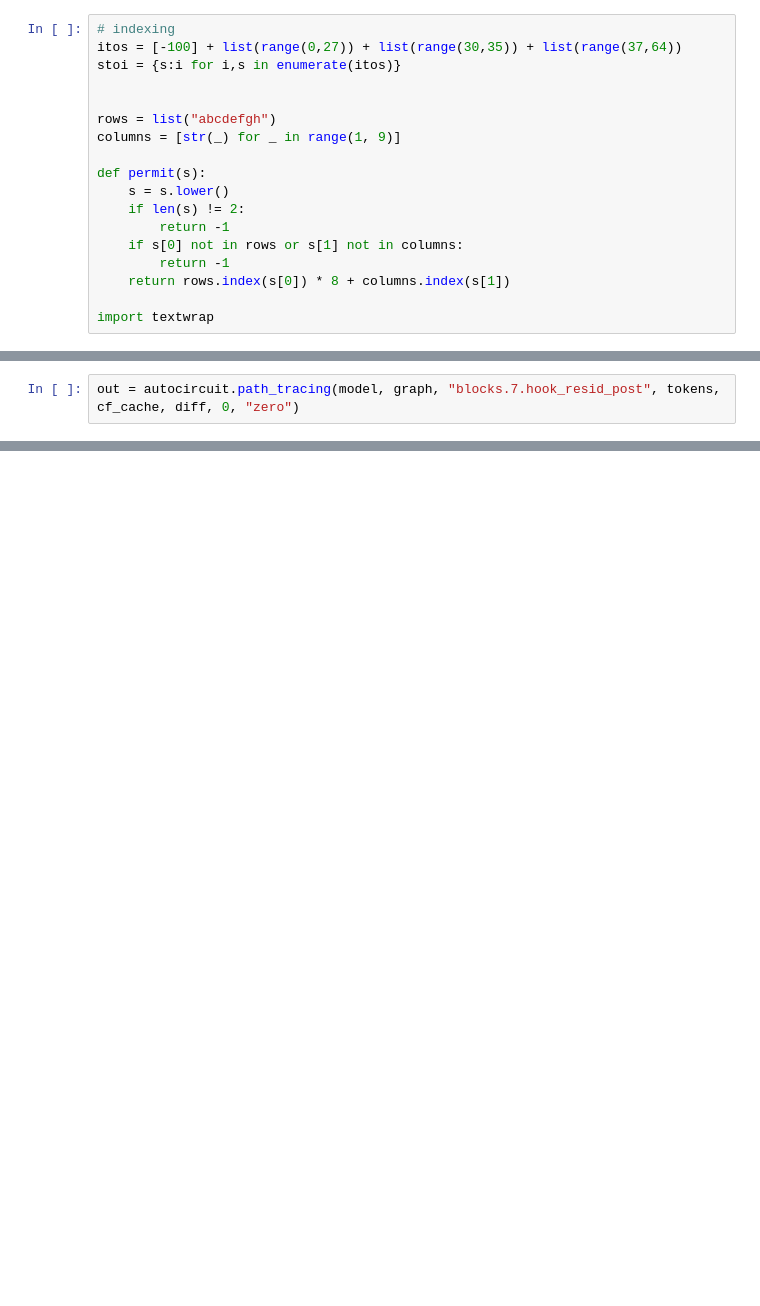
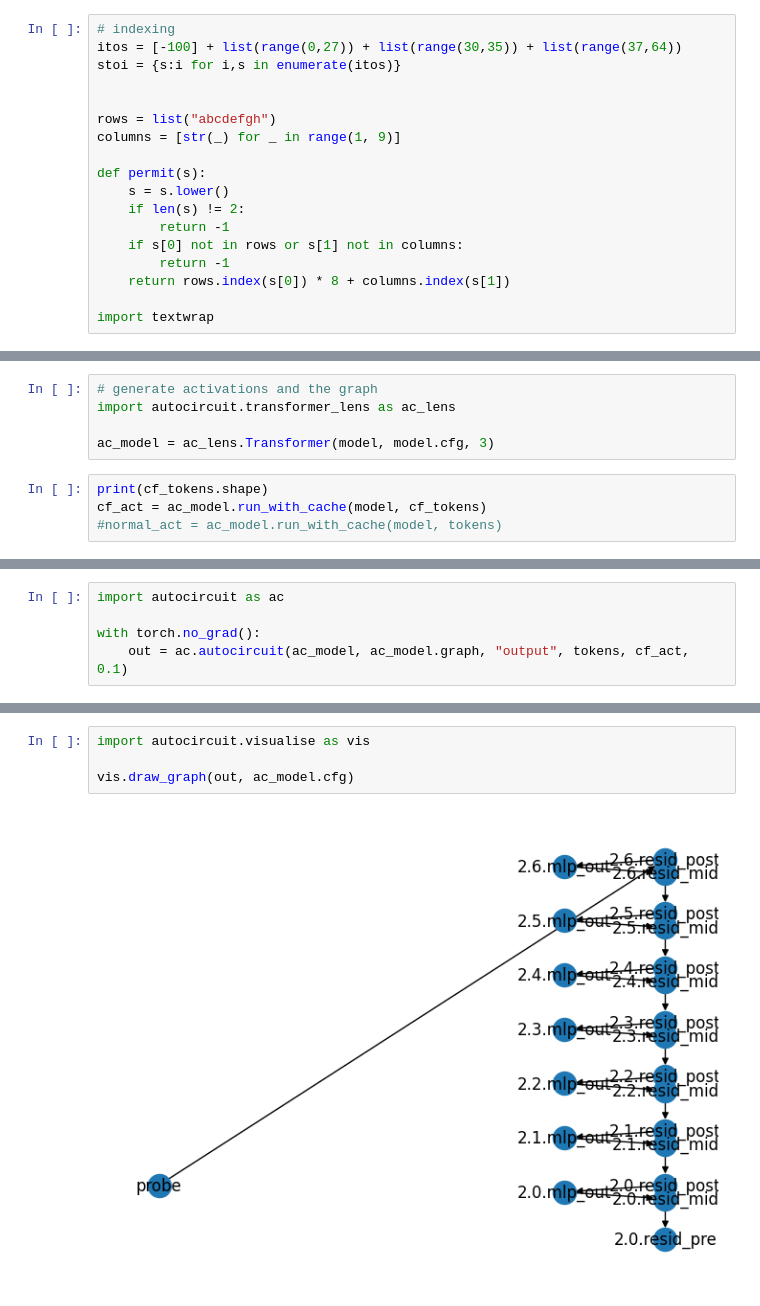
Before and after one commit to Baidicoot/autocircuit, a Jupyter notebook: othello_test.ipynb, the cells around one changed output, grey strips where cells are left out. Saved outputs shown, nothing was run; the diff lists cells and outputs as text; blank space fills up the shorter version.

```diff
--- a/othello_test.ipynb
+++ b/othello_test.ipynb
@@ -121,2 +80,0 @@ tensor([[[-1.5627, -1.0174, -1.8714,  ..., -0.0351, -1.6321, -2.0861],
-# %%
-out = autocircuit.path_tracing(model, graph, "blocks.7.hook_resid_post", tokens, cf_cache, diff, 0, "zero")
@@ -124,0 +81,9 @@ NameError: name 'model' is not defined
+# %%
+# generate activations and the graph
+import autocircuit.transformer_lens as ac_lens
+
+ac_model = ac_lens.Transformer(model, model.cfg, 3)
+# %%
+print(cf_tokens.shape)
+cf_act = ac_model.run_with_cache(model, cf_tokens)
+#normal_act = ac_model.run_with_cache(model, tokens)
@@ -124,0 +108,5 @@ NameError: name 'model' is not defined
+# %%
+import autocircuit as ac
+
+with torch.no_grad():
+    out = ac.autocircuit(ac_model, ac_model.graph, "output", tokens, cf_act, 0.1)
@@ -124,0 +131,6 @@ NameError: name 'model' is not defined
+# %%
+import autocircuit.visualise as vis
+
+vis.draw_graph(out, ac_model.cfg)
+# %% [output]
+[figure, added]
```
Also changed, not shown: parts of 19 cells of this notebook, 5 other files.
